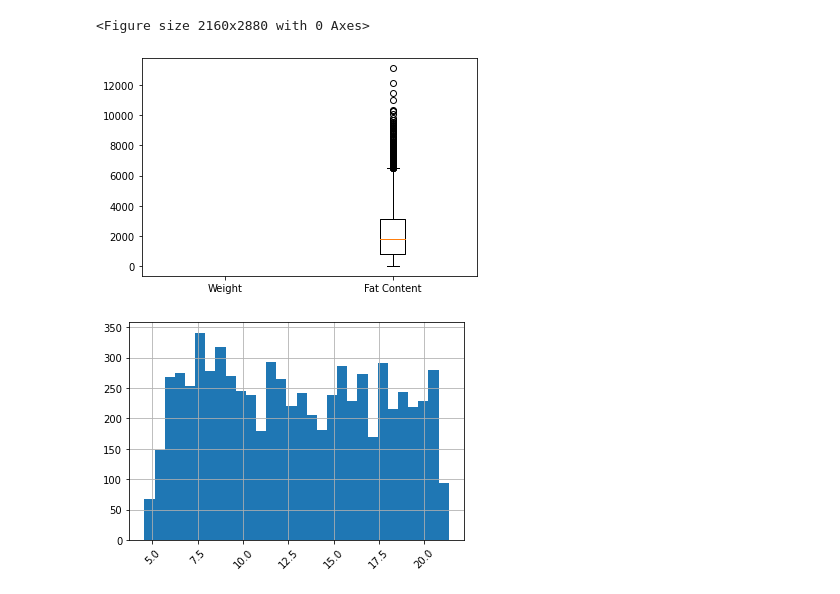
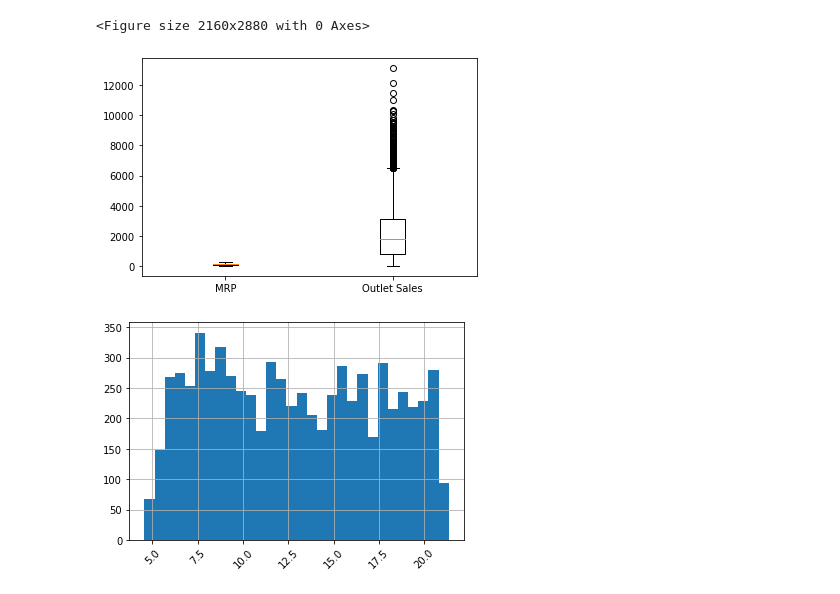
Before and after one commit to AlphaKaba24/sales-predictionsAK, a Jupyter notebook: sales_predictions.ipynb, the cells around one changed output. Drawn from its saved outputs; the diff is of its cells as text; code cells hidden in the pictures.

```diff
--- a/sales_predictions.ipynb
+++ b/sales_predictions.ipynb
@@ -200,9 +205,11 @@ IW = df['Item_Weight']
+# %%
+IM = df['Item_MRP']
 # %%
 IS = df['Item_Outlet_Sales']
 # %%
-plt.boxplot([IW, IS], labels = ['Weight','Fat Content']);
+plt.boxplot([IM, IS], labels = ['MRP','Outlet Sales']);
 # %% [output]
-[figure, old version]
+[figure, new version]
 # %%
 df['Item_Weight'].hist(bins = 30)
 plt.xticks(rotation = 45)
```
Also changed, not shown: parts of 44 cells of this notebook.
